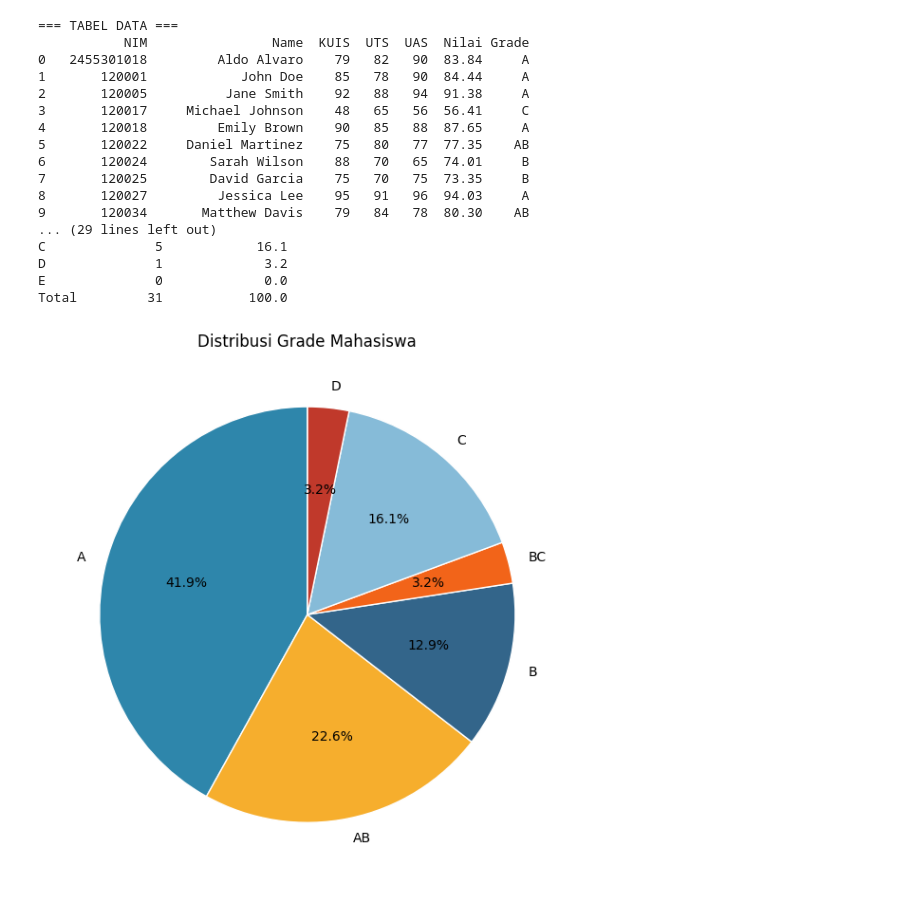
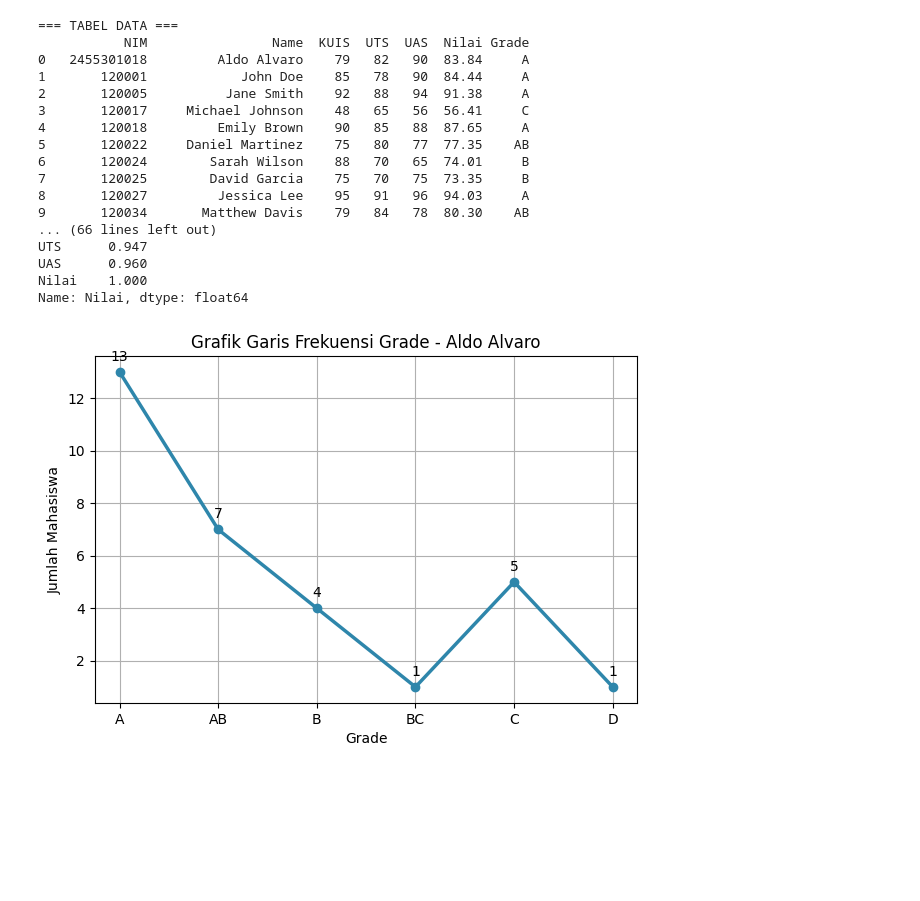
Before and after one commit to aldoalvaro/ProbStat-AldoTugas4, a Jupyter notebook: Probabilitas&Statistika_Tugas_4.ipynb, the cells around one changed output. Cells and saved outputs as stored; diff of their text form; code cells hidden in the pictures; blank space fills up the shorter version.

```diff
--- a/Probabilitas&Statistika_Tugas_4.ipynb
+++ b/Probabilitas&Statistika_Tugas_4.ipynb
@@ -2,21 +2,19 @@
 <a href="https://colab.research.google.com/github/aldoalvaro/ProbStat-AldoTugas4/blob/main/Probabilitas%26Statistika_Tugas_4.ipynb" target="_parent"><img src="https://colab.research.google.com/assets/colab-badge.svg" alt="Open In Colab"/></a>
 # %%
 
-import numpy as np
 import pandas as pd
-import matplotlib.pyplot as plt
 
 # PENGORGANISASIAN DATA
 # Tabel Data
-path = "PenyajianDataProbStatAldo.xlsx"
-dataraw = pd.read_excel(path, usecols="B:H")   # kolom B-H saja (yang diambil hanya tabel dari kolom B sampai H saja)
+path = "Aldo.xlsx"
+dataraw = pd.read_excel(path)
+dataraw = dataraw.dropna(axis=1, how="all").iloc[:, :7]   # buang kolom kosong, ambil 7 kolom data
 dataraw.columns = ["NIM", "Name", "KUIS", "UTS", "UAS", "Nilai", "Grade"]
 print("=== TABEL DATA ===")
 print(dataraw)
 
 # Tabel Frekuensi (+ persentase)
 datafrq = pd.crosstab(index=dataraw["Grade"], columns="Frekuensi")
-datafrq = datafrq.reindex(["A", "AB", "B", "BC", "C", "D", "E"], fill_value=0)
 tabel = datafrq.copy()
 tabel["Persentase (%)"] = (datafrq["Frekuensi"] / datafrq["Frekuensi"].sum() * 100).round(1)
 tabel.loc["Total"] = [datafrq["Frekuensi"].sum(), tabel["Persentase (%)"].sum().round(0)]
@@ -25,46 +23,29 @@ print("\n=== TABEL FREKUENSI ===")
 print(tabel)
 
 # PENYAJIAN DATA
-warna = ["#2E86AB", "#F6AE2D", "#33658A", "#F26419", "#86BBD8", "#C0392B", "#7F8C8D"]
+# Menyajikan tabel frekuensi ke dalam grafik garis, grafik batang, dan pie chart
+warna = ["#2E86AB", "#F6AE2D", "#33658A", "#F26419", "#86BBD8", "#C0392B"]
 
-# 1. Pie Chart - Distribusi Grade Mahasiswa
-fig, ax = plt.subplots(figsize=(6, 6))
-datafrq.plot(kind="pie", y="Frekuensi", ax=ax, legend=False, colors=warna,
-                  startangle=90, wedgeprops={"edgecolor": "white"},
-                  autopct=lambda p: f"{p:.1f}%" if p > 0 else "")   # untuk menyembunyikan label 0%
-ax.set_ylabel(""); ax.set_title("Distribusi Grade Mahasiswa")
-plt.tight_layout(); plt.savefig("pie_chart.png", dpi=150); plt.show()
+# Grafik Garis
+ax = datafrq.plot(marker="o", color="#2E86AB", linewidth=2.5, figsize=(7, 4.5), grid=True, legend=False)
+ax.set_title("Grafik Garis Frekuensi Grade - Aldo Alvaro")
+ax.set_xlabel("Grade"); ax.set_ylabel("Jumlah Mahasiswa")
+for i, v in enumerate(datafrq["Frekuensi"]):
+    ax.annotate(str(v), (i, v), textcoords="offset points", xytext=(0, 8), ha="center")
+ax.figure.savefig("grafik_garis.png", dpi=150, bbox_inches="tight")
 
-# 2. Grafik Batang - Jumlah Mahasiswa per Grade
-fig, ax = plt.subplots(figsize=(7, 4.5))
-datafrq.plot(kind="bar", ax=ax, color=warna, legend=False, edgecolor="black")
-ax.set_title("Jumlah Mahasiswa per Grade")
+# Grafik Batang
+ax = datafrq.plot(kind="bar", color=warna, figsize=(7, 4.5), legend=False, edgecolor="black", rot=0)
+ax.set_title("Grafik Batang Frekuensi Grade - Aldo Alvaro")
 ax.set_xlabel("Grade"); ax.set_ylabel("Jumlah Mahasiswa")
-ax.bar_label(ax.containers[0]); plt.xticks(rotation=0)
-plt.tight_layout(); plt.savefig("grafik_batang.png", dpi=150); plt.show()
+ax.bar_label(ax.containers[0])
+ax.figure.savefig("grafik_batang.png", dpi=150, bbox_inches="tight")
 
-# 3. Grafik Garis - Tren rata-rata nilai kelas (Kuis - UTS - UAS)
-rata2 = dataraw[["KUIS", "UTS", "UAS"]].mean()
-fig, ax = plt.subplots(figsize=(7, 4.5))
-rata2.plot(ax=ax, marker="o", color="#2E86AB", linewidth=2.5)
-ax.set_title("Tren Rata-rata Nilai Kelas (Kuis - UTS - UAS)")
-ax.set_xlabel("Tahap Penilaian"); ax.set_ylabel("Rata-rata Nilai")
-ax.grid(alpha=.3); ax.margins(y=0.2)
-for i, v in enumerate(rata2):
-    ax.annotate(f"{v:.2f}", (i, v), textcoords="offset points", xytext=(0, 8), ha="center")
-plt.tight_layout(); plt.savefig("grafik_garis.png", dpi=150); plt.show()
-
-# 4. Scatter Plot - Korelasi nilai UTS dan UAS (+ garis tren)
-fig, ax = plt.subplots(figsize=(6.5, 5))
-dataraw.plot.scatter(x="UTS", y="UAS", ax=ax, color="#F26419", s=45, edgecolor="black")
-m, c = np.polyfit(dataraw["UTS"], dataraw["UAS"], 1)
-r = dataraw["UTS"].corr(dataraw["UAS"])
-xs = np.array([dataraw["UTS"].min(), dataraw["UTS"].max()])
-ax.plot(xs, m * xs + c, "--", color="#33658A", label=f"Tren: UAS = {m:.2f}\u00b7UTS + {c:.2f}  (r = {r:.3f})")
-ax.set_title("Korelasi Nilai UTS dan UAS Mahasiswa")
-ax.set_xlabel("Nilai UTS"); ax.set_ylabel("Nilai UAS"); ax.grid(alpha=.3); ax.legend()
-plt.tight_layout(); plt.savefig("scatter_uts_uas.png", dpi=150); plt.show()
-print(f"\nKorelasi UTS-UAS: r = {r:.3f}, r^2 = {r**2:.3f}, slope = {m:.3f}, intercept = {c:.3f}")
+# Pie Chart
+ax = datafrq.plot(kind="pie", y="Frekuensi", autopct="%1.0f%%", legend=False, colors=warna,
+                  figsize=(6, 6), startangle=90, wedgeprops={"edgecolor": "white"})
+ax.set_ylabel(""); ax.set_title("Pie Chart Persentase Grade - Aldo Alvaro")
+ax.figure.savefig("pie_chart.png", dpi=150, bbox_inches="tight")
 
 # STATISTIKA DESKRIPTIF
 dataraw["Nilai"] = pd.to_numeric(dataraw["Nilai"], errors="coerce")
@@ -81,37 +62,37 @@ print("\n=== STATISTIKA DESKRIPTIF NILAI AKHIR ===")
 print(stats.round(3))
 
 print("Semua modus:", dt.mode().tolist())   # data bimodal jika lebih dari satu
 
 # Tambahan: IQR dan deteksi outlier (1,5 x IQR)
 q1, q3 = dt.quantile(.25), dt.quantile(.75)
 iqr = q3 - q1
 bb, ba = q1 - 1.5 * iqr, q3 + 1.5 * iqr
 outlier = dataraw[(dt < bb) | (dt > ba)]
-print(f"\nIQR = {iqr:.2f} | batas bawah = {bb:.2f} | batas atas = {ba:.2f}")
+print(f"\nIQR = {iqr:.2f} | batas bawah = {bb:.3f} | batas atas = {ba:.3f}")
 print("Outlier:", "tidak ada" if outlier.empty else outlier[["Name", "Nilai"]].to_string(index=False))
 print(f"CV (SD/Mean) = {dt.std() / dt.mean() * 100:.1f}%")
 
 # Tambahan: statistik per komponen penilaian
 print("\n=== RINGKASAN PER KOMPONEN ===")
 print(dataraw[["KUIS", "UTS", "UAS", "Nilai"]].agg(["mean", "median", "std", "min", "max"]).round(2))
 print("\nKorelasi komponen terhadap Nilai akhir:")
 print(dataraw[["KUIS", "UTS", "UAS", "Nilai"]].corr()["Nilai"].round(3))
 # %% [output]
 === TABEL DATA ===
            NIM                Name  KUIS  UTS  UAS  Nilai Grade
 0   2455301018         Aldo Alvaro    79   82   90  83.84     A
 1       120001            John Doe    85   78   90  84.44     A
 2       120005          Jane Smith    92   88   94  91.38     A
 3       120017     Michael Johnson    48   65   56  56.41     C
 4       120018         Emily Brown    90   85   88  87.65     A
 5       120022     Daniel Martinez    75   80   77  77.35    AB
 6       120024        Sarah Wilson    88   70   65  74.01     B
 7       120025        David Garcia    75   70   75  73.35     B
 8       120027         Jessica Lee    95   91   96  94.03     A
 9       120034       Matthew Davis    79   84   78  80.30    AB
-... (29 lines left out)
-C              5            16.1
-D              1             3.2
-E              0             0.0
-Total         31           100.0
+... (66 lines left out)
+UTS      0.947
+UAS      0.960
+Nilai    1.000
+Name: Nilai, dtype: float64
-[figure, old version]
+[figure, new version]
```
Also changed, not shown: parts of 1 cell of this notebook.
